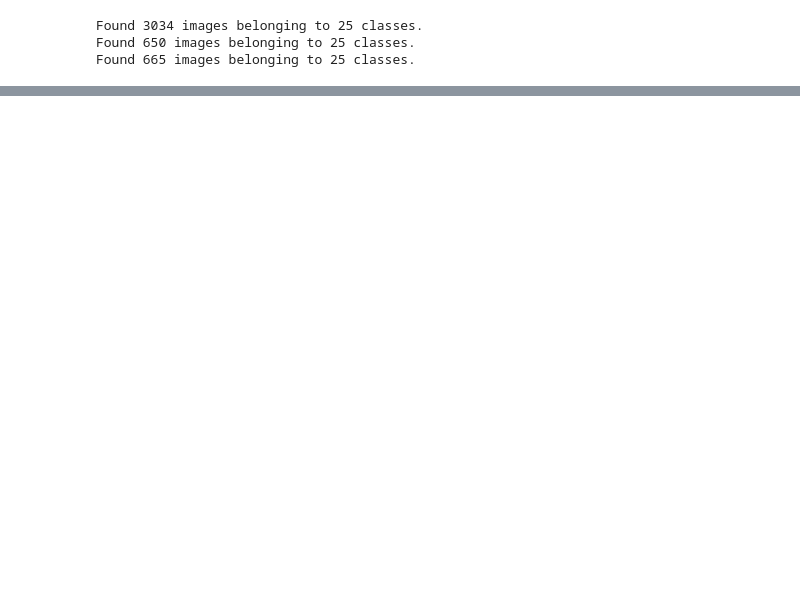
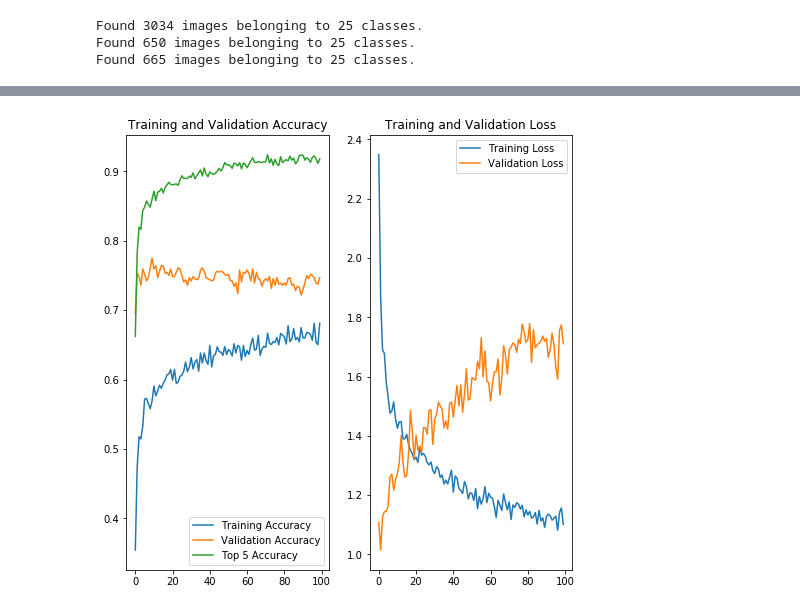
Before and after one commit to hberginc/Who-s_Your_Doggy, a Jupyter notebook: Process and run models.ipynb, the cells around one changed output, grey strips where cells are left out. Cells and saved outputs as stored; diff of their text form; code cells hidden in the pictures; blank space fills up the shorter version.

```diff
--- a/Process and run models.ipynb
+++ b/Process and run models.ipynb
@@ -46,2 +96,0 @@ basic_cnn_model = basic_cnn(25)
-# %%
-basic_transfer_model = basic_transfer_model(input_size = (150,150,3), n_categories = 25, trans_model = Xception)
@@ -70,2 +96,0 @@ Layer 133 | Name: dense_2 | Trainable: True
-# %%
-change_trainable_layers(basic_transfer_model, 130)
@@ -91,0 +130,15 @@ Layer 133 | Name: dense_2 | Trainable: True
+# %%
+Xception_transfer_model = basic_transfer_model(input_size = (150,150,3), n_categories = 25, trans_model = Xception)
+change_trainable_layers(Xception_transfer_model, 131)
+
+Xception_transfer_model.compile(optimizer='adam', loss=['categorical_crossentropy'], metrics=['accuracy', 'top_k_categorical_accuracy'])
+
+mdl_check_trans = ModelCheckpoint(filepath='./logs/best_trans_model.hdf5', save_best_only=True)
+Xception_history = Xception_transfer_model.fit(train_generator,
+            steps_per_epoch=3034 // 15,
+            epochs=100,
+            validation_data=validation_generator,
+            validation_steps=650 // 16,
+            verbose = 1)
+
+# Xception_transfer_model.save('Xception_mod.h5')
@@ -91,0 +163,4 @@ Layer 133 | Name: dense_2 | Trainable: True
+# %%
+plot_acc_loss_per_epoch(Xception_history, epochs = 100, file_name='100_epoch_Xception.png')
+# %% [output]
+[figure, added]
```
Also changed, not shown: parts of 22 cells of this notebook, 27 other files.
